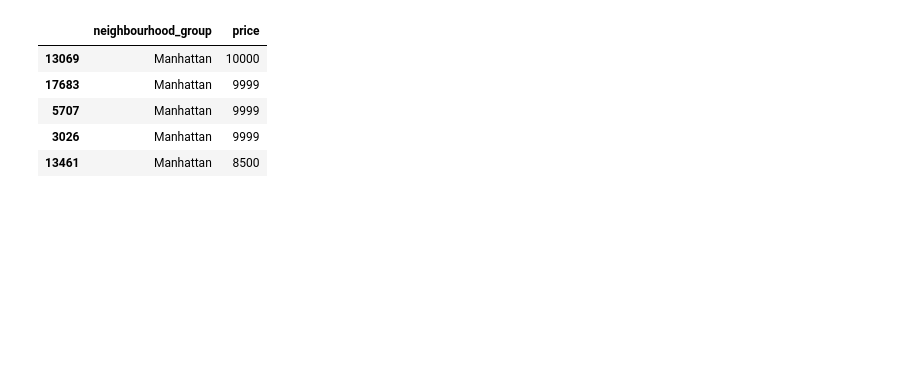
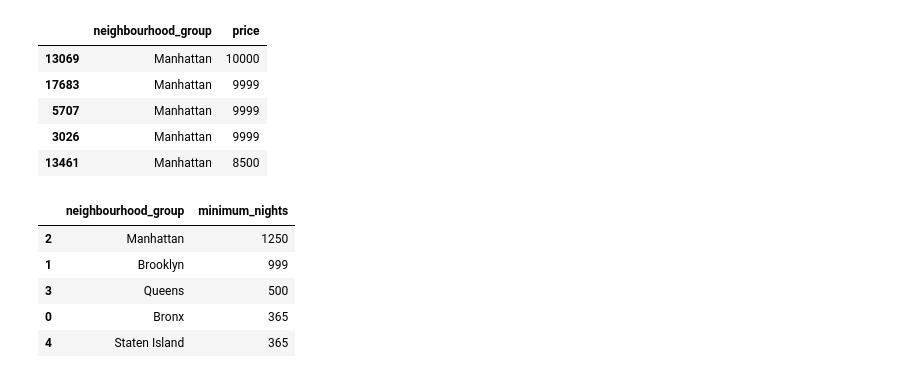
Before and after one commit to likithkumar03/Airbnb-Booking-Analysis, a Jupyter notebook: A_Likith_kumar_Airbnb_Bookings_Analysis_Capstone_Project.ipynb, the cells around one changed output. Cells and saved outputs as stored; diff of their text form; code cells hidden in the pictures; blank space fills up the shorter version.

```diff
--- a/A_Likith_kumar_Airbnb_Bookings_Analysis_Capstone_Project.ipynb
+++ b/A_Likith_kumar_Airbnb_Bookings_Analysis_Capstone_Project.ipynb
@@ -170,3 +175,14 @@ Manhattan_price.head(5)
 | 5707 | Manhattan | 9999 |
 | 3026 | Manhattan | 9999 |
 | 13461 | Manhattan | 8500 |
+# %%
+#Creating new df for neighbourhood_gruop and no of nights spent
+areas_min_night =new_non_null_df.groupby(['neighbourhood_group'])['minimum_nights'].max().reset_index()
+areas_min_night.sort_values(by = 'minimum_nights',ascending =False).head()
+# %% [output]
+|  | neighbourhood_group | minimum_nights |
+| 2 | Manhattan | 1250 |
+| 1 | Brooklyn | 999 |
+| 3 | Queens | 500 |
+| 0 | Bronx | 365 |
+| 4 | Staten Island | 365 |
```
Also changed, not shown: parts of 5 cells of this notebook.
